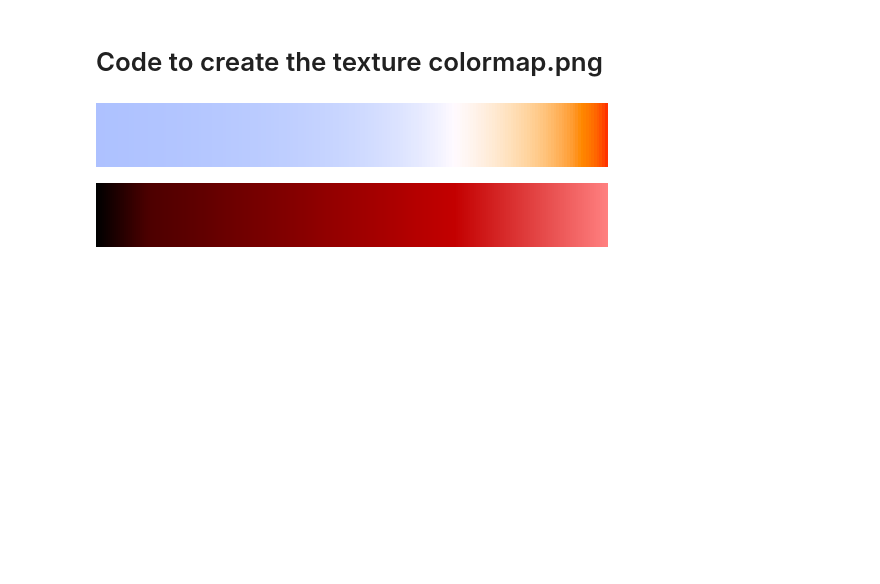
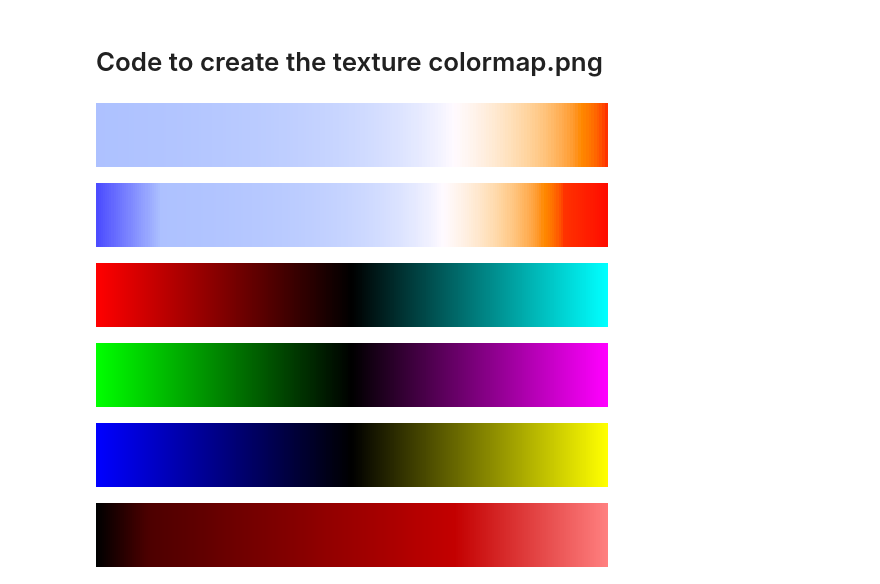
Before and after one commit to ageller/Firefly, a Jupyter notebook: src/firefly/static/textures/createColormap.ipynb, the cells around one changed output. Cells and saved outputs as stored; diff of their text form; code cells hidden in the pictures; blank space fills up the shorter version.

```diff
--- a/src/firefly/static/textures/createColormap.ipynb
+++ b/src/firefly/static/textures/createColormap.ipynb
@@ -12,3 +12,25 @@ new_cmap = ListedColormap(bb_cmap[0][::-1],name='blackbody')
 new_cmap
 # %% [output]
 [figure]
+# %%
+n_extra_over = 20
+n_extra_under = 30
+my_bb_cmap = np.zeros((bb_cmap.shape[1]+n_extra_over+n_extra_under,3))
+
+my_bb_cmap[n_extra_over:-n_extra_under] = bb_cmap[0]
+
+## handle the redder zone
+differ = ([1,0.05,0] - bb_cmap[0][0])[:,None]/n_extra_over*np.arange(1,n_extra_over+1)[::-1]
+differ = differ.T
+my_bb_cmap[:n_extra_over] = differ+bb_cmap[0][0]
+
+## handle the bluer zone
+differ = ([0.3,0.3,1] - bb_cmap[0][-1])[:,None]/n_extra_under*np.arange(1,n_extra_under+1)
+differ = differ.T
+my_bb_cmap[-n_extra_under:] = differ+bb_cmap[0][-1]
+
+
+newer_cmap = ListedColormap(my_bb_cmap[::-1],name='blackbody_extra')
+newer_cmap
+# %% [output]
+[figure, added]
@@ -14,0 +55,12 @@ new_cmap
+# %%
+div_cmaps[0]
+# %% [output]
+[figure, added]
+# %%
+div_cmaps[1]
+# %% [output]
+[figure, added]
+# %%
+div_cmaps[2]
+# %% [output]
+[figure, added]
```
Also changed, not shown: parts of 5 cells of this notebook, 2 other files.
